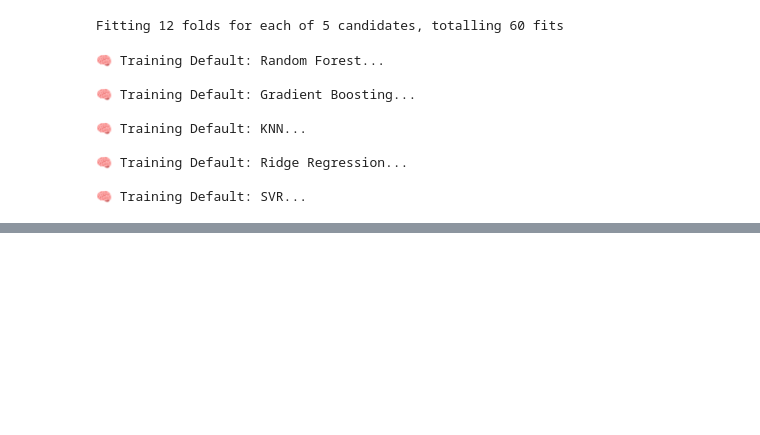
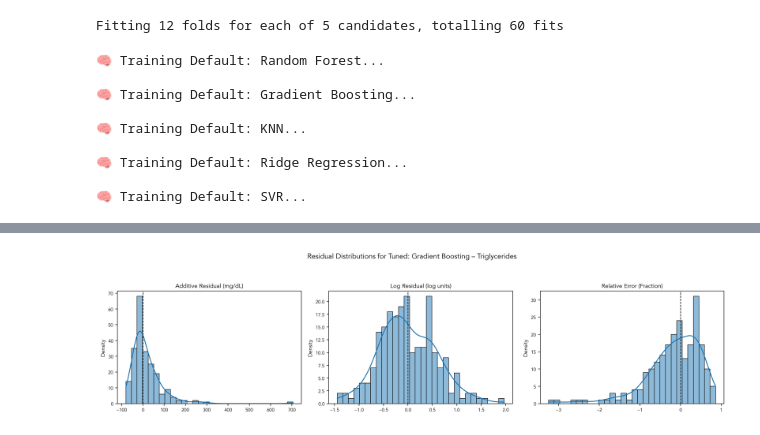
Before and after one commit to ahollyday/nhanes-health-regression, a Jupyter notebook: notebooks/03_model_tuning_comparison.ipynb, the cells around one changed output, grey strips where cells are left out. Drawn from its saved outputs; the diff is of its cells as text; code cells hidden in the pictures; blank space fills up the shorter version.

```diff
--- a/notebooks/03_model_tuning_comparison.ipynb
+++ b/notebooks/03_model_tuning_comparison.ipynb
@@ -581,0 +616,50 @@ plt.show()
+# %%
+display_name_map = {
+    "triglycerides": "Triglycerides",
+    "hdl_cholesterol": "HDL Cholesterol"
+}
+
+# Choose one model to illustrate (e.g., best tuned model)
+model_name = "Tuned: Gradient Boosting"
+target = "triglycerides"  # or "hdl_cholesterol"
+
+# Filter for selected model + target
+df = all_residuals_df[
+    (all_residuals_df["Model"] == model_name) &
+    (all_residuals_df["Target"] == target)
+].copy()
+
+# === Reconstruct log-space values
+# Assumes original residuals were computed as:
+# np.exp(y_true_logged) - np.exp(y_pred_logged)
+# So reverse to get y_pred_logged
+df["Pred_Log"] = np.log(df["Predicted"])
+df["True_Log"] = np.log(df["True"])
+
+# === Compute residual types
+df["Residual_Original"] = df["True"] - df["Predicted"]
+df["Residual_Log"] = df["True_Log"] - df["Pred_Log"]
+df["Residual_Relative"] = (df["True"] - df["Predicted"]) / df["True"]
+
+# === Plotting
+fig, axes = plt.subplots(1, 3, figsize=(15, 4))
+
+residual_types = [
+    ("Residual_Original", "Additive Residual (mg/dL)"),
+    ("Residual_Log", "Log Residual (log units)"),
+    ("Residual_Relative", "Relative Error (Fraction)")
+]
+
+for ax, (col, title) in zip(axes, residual_types):
+    sns.histplot(df[col], kde=True, bins=30, ax=ax, color=target_colors[target])
+    ax.axvline(0, color='black', linestyle='--', linewidth=1)
+    ax.set_title(title, fontsize=10)
+    ax.set_xlabel("")
+    ax.set_ylabel("Density")
+    ax.grid(False)
+
+plt.suptitle(f"Residual Distributions for {model_name} – {display_name_map.get(target, target)}", fontsize=12)
+plt.tight_layout(rect=[0, 0, 1, 0.92])
+plt.show()
+# %% [output]
+[figure, added]
```
Also changed, not shown: parts of 13 cells of this notebook, 3 other files.
